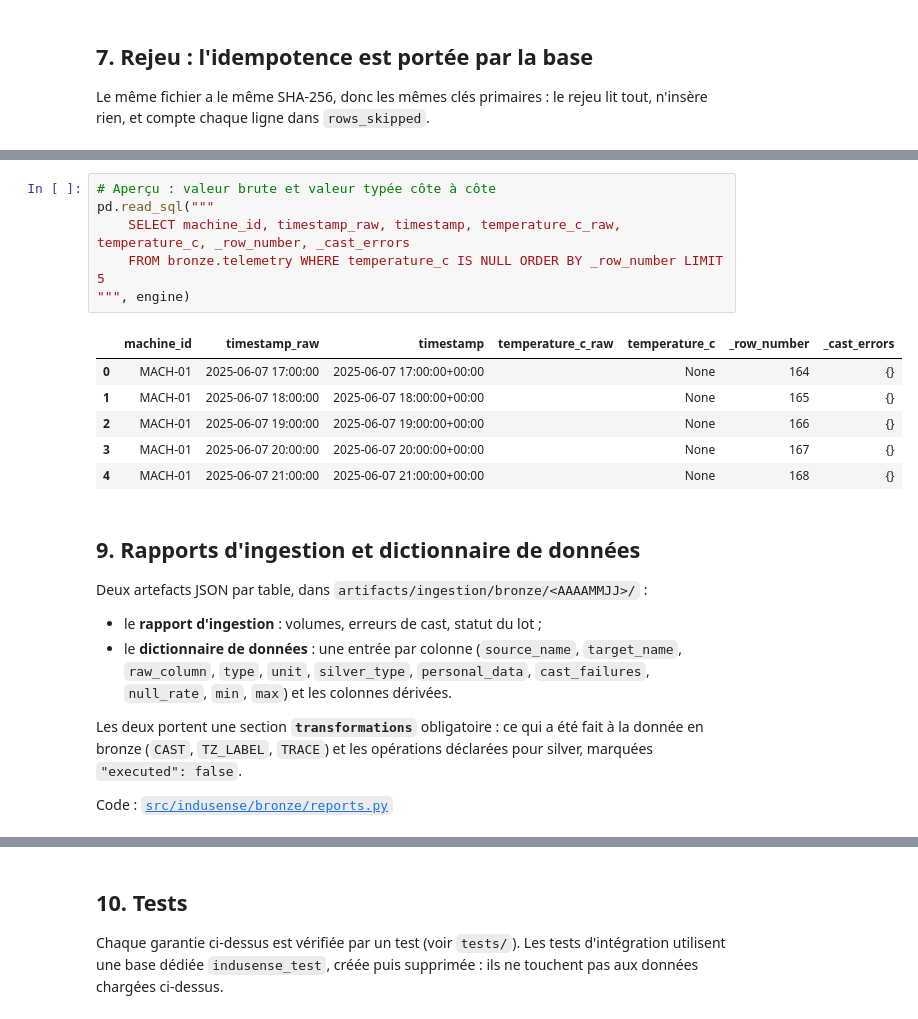
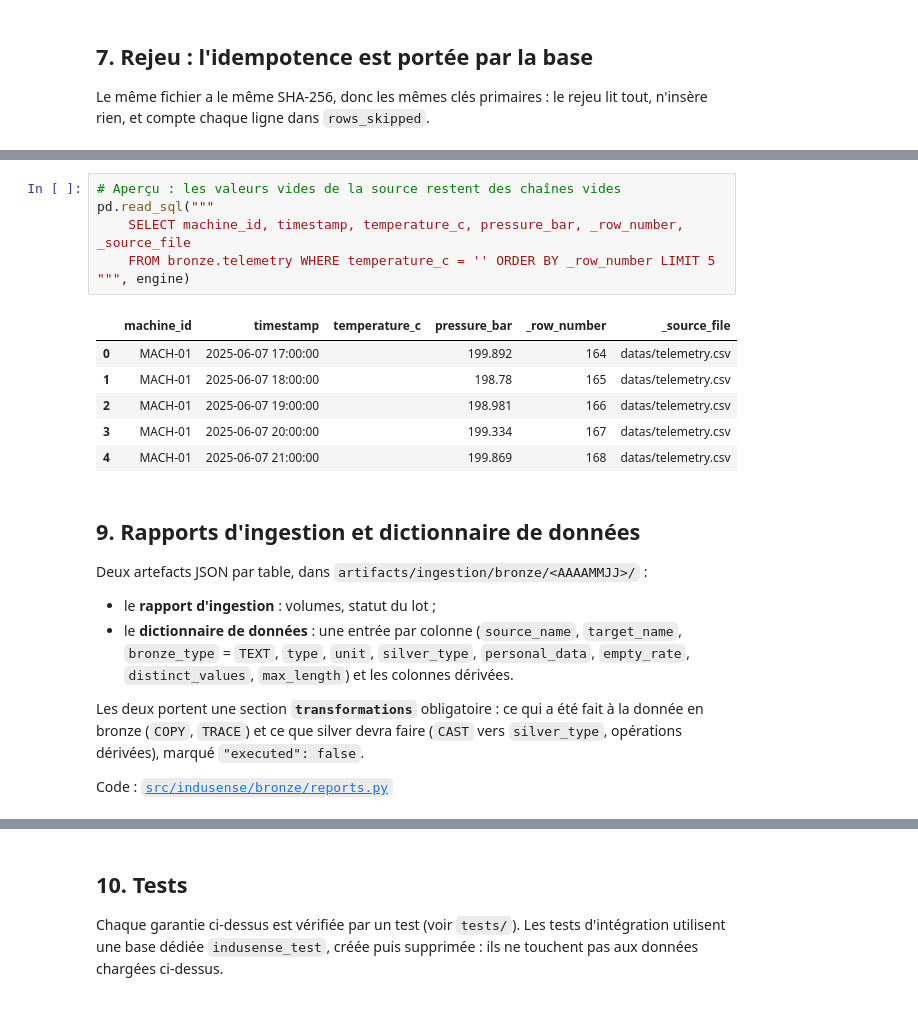
Before and after one commit to Xeliphmede/indusense, a Jupyter notebook: bronze.ipynb, the cells around one changed output, grey strips where cells are left out. Saved outputs shown, nothing was run; the diff lists cells and outputs as text.

```diff
--- a/bronze.ipynb
+++ b/bronze.ipynb
@@ -364,27 +368,29 @@ pd.read_sql("""
 # %%
-# Aperçu : valeur brute et valeur typée côte à côte
+# Aperçu : les valeurs vides de la source restent des chaînes vides
 pd.read_sql("""
-    SELECT machine_id, timestamp_raw, timestamp, temperature_c_raw, temperature_c, _row_number, _cast_errors
-    FROM bronze.telemetry WHERE temperature_c IS NULL ORDER BY _row_number LIMIT 5
+    SELECT machine_id, timestamp, temperature_c, pressure_bar, _row_number, _source_file
+    FROM bronze.telemetry WHERE temperature_c = '' ORDER BY _row_number LIMIT 5
 """, engine)
 # %% [output]
-|  | machine_id | timestamp_raw | timestamp | temperature_c_raw | temperature_c | _row_number | _cast_errors |
-| 0 | MACH-01 | 2025-06-07 17:00:00 | 2025-06-07 17:00:00+00:00 |  | None | 164 | {} |
-| 1 | MACH-01 | 2025-06-07 18:00:00 | 2025-06-07 18:00:00+00:00 |  | None | 165 | {} |
-| 2 | MACH-01 | 2025-06-07 19:00:00 | 2025-06-07 19:00:00+00:00 |  | None | 166 | {} |
-| 3 | MACH-01 | 2025-06-07 20:00:00 | 2025-06-07 20:00:00+00:00 |  | None | 167 | {} |
-| 4 | MACH-01 | 2025-06-07 21:00:00 | 2025-06-07 21:00:00+00:00 |  | None | 168 | {} |
+|  | machine_id | timestamp | temperature_c | pressure_bar | _row_number | _source_file |
+| 0 | MACH-01 | 2025-06-07 17:00:00 |  | 199.892 | 164 | datas/telemetry.csv |
+| 1 | MACH-01 | 2025-06-07 18:00:00 |  | 198.78 | 165 | datas/telemetry.csv |
+| 2 | MACH-01 | 2025-06-07 19:00:00 |  | 198.981 | 166 | datas/telemetry.csv |
+| 3 | MACH-01 | 2025-06-07 20:00:00 |  | 199.334 | 167 | datas/telemetry.csv |
+| 4 | MACH-01 | 2025-06-07 21:00:00 |  | 199.869 | 168 | datas/telemetry.csv |
 # %% [markdown]
 ## 9. Rapports d'ingestion et dictionnaire de données
 
 Deux artefacts JSON par table, dans `artifacts/ingestion/bronze/<AAAAMMJJ>/` :
 
-- le **rapport d'ingestion** : volumes, erreurs de cast, statut du lot ;
-- le **dictionnaire de données** : une entrée par colonne (`source_name`, `target_name`, `raw_column`, `type`,
-  `unit`, `silver_type`, `personal_data`, `cast_failures`, `null_rate`, `min`, `max`) et les colonnes dérivées.
+- le **rapport d'ingestion** : volumes, statut du lot ;
+- le **dictionnaire de données** : une entrée par colonne (`source_name`, `target_name`, `bronze_type` = `TEXT`,
+  `type`, `unit`, `silver_type`, `personal_data`, `empty_rate`, `distinct_values`, `max_length`) et les colonnes
+  dérivées.
 
 Les deux portent une section **`transformations`** obligatoire : ce qui a été fait à la donnée en bronze
-(`CAST`, `TZ_LABEL`, `TRACE`) et les opérations déclarées pour silver, marquées `"executed": false`.
+(`COPY`, `TRACE`) et ce que silver devra faire (`CAST` vers `silver_type`, opérations dérivées), marqué
+`"executed": false`.
 
 Code : [`src/indusense/bronze/reports.py`](src/indusense/bronze/reports.py)
 # %%
```
Also changed, not shown: parts of 15 cells of this notebook, 19 other files.
